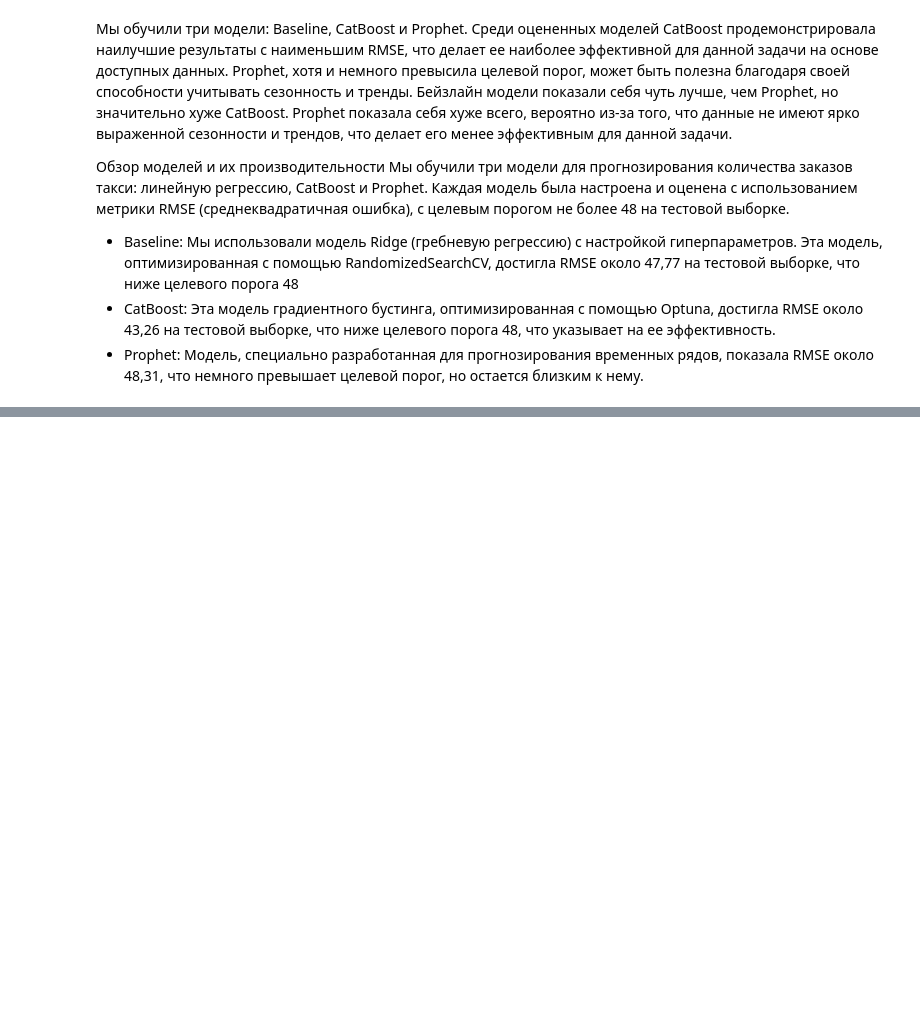
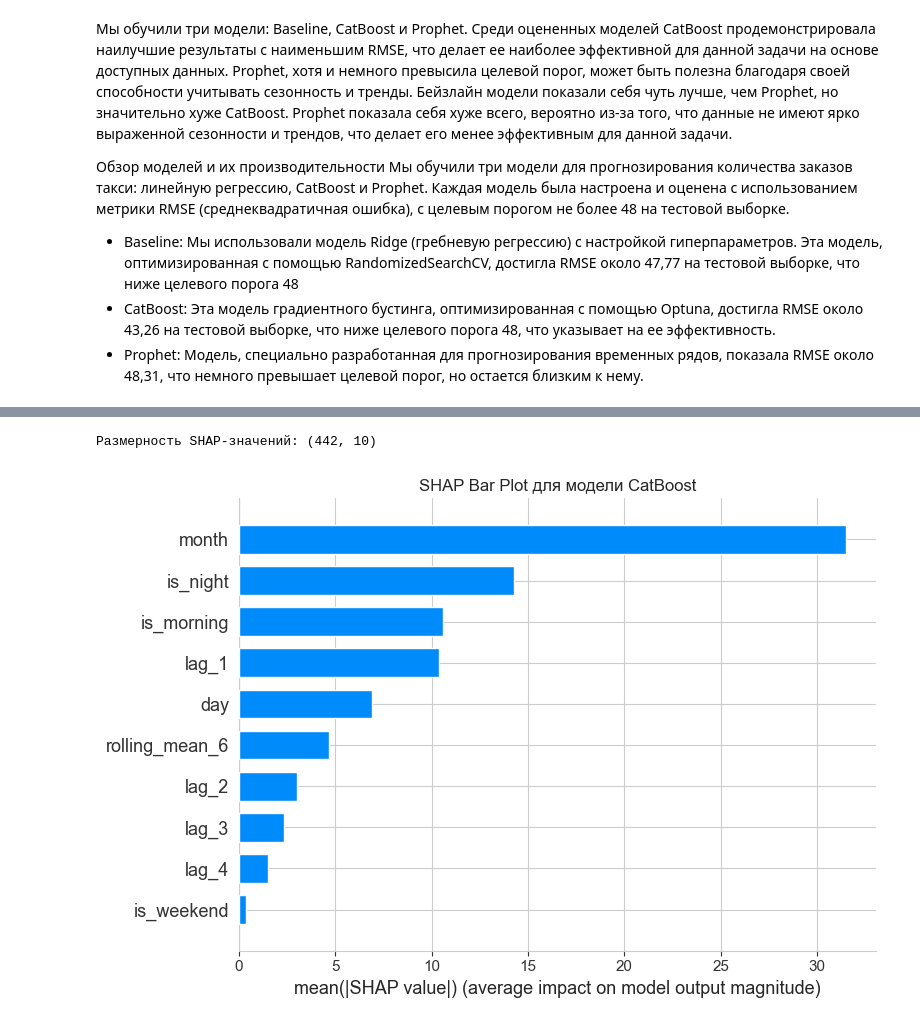
Before and after one commit to Moncervers/taxi_orders_prediction, a Jupyter notebook: project_notebook.ipynb, the cells around one changed output, grey strips where cells are left out. Saved outputs shown, nothing was run; the diff lists cells and outputs as text; code cells hidden in the pictures; blank space fills up the shorter version.

```diff
--- a/project_notebook.ipynb
+++ b/project_notebook.ipynb
@@ -694,7 +694,7 @@ catboost_optuna = OptunaSearchCV(
         verbose=0
     ),
     catboost_param_grid,
-    n_trials=20,
+    n_trials=30,
     scoring='neg_root_mean_squared_error',
     cv=5,
     random_state=RANDOM_STATE,
@@ -849,0 +854,20 @@ root_mean_squared_error(
+# %%
+# Инициализируем объект TreeExplainer для модели CatBoost
+explainer = shap.TreeExplainer(catboost_optuna.best_estimator_)
+
+# Вычисляем SHAP-значения для тестовой выборки
+shap_values = explainer.shap_values(X_test)
+
+# Проверяем размерность SHAP-значений
+print("Размерность SHAP-значений:", shap_values.shape)
+# %% [output]
+Размерность SHAP-значений: (442, 10)
+# %%
+# Создаем bar plot для отображения средней абсолютной важности признаков
+plt.figure(figsize=(10, 6))
+shap.summary_plot(shap_values, X_test, plot_type="bar", show=False)
+plt.title("SHAP Bar Plot для модели CatBoost")
+plt.tight_layout()
+plt.show()
+# %% [output]
+[figure, added]
```
Also changed, not shown: parts of 7 cells of this notebook.
